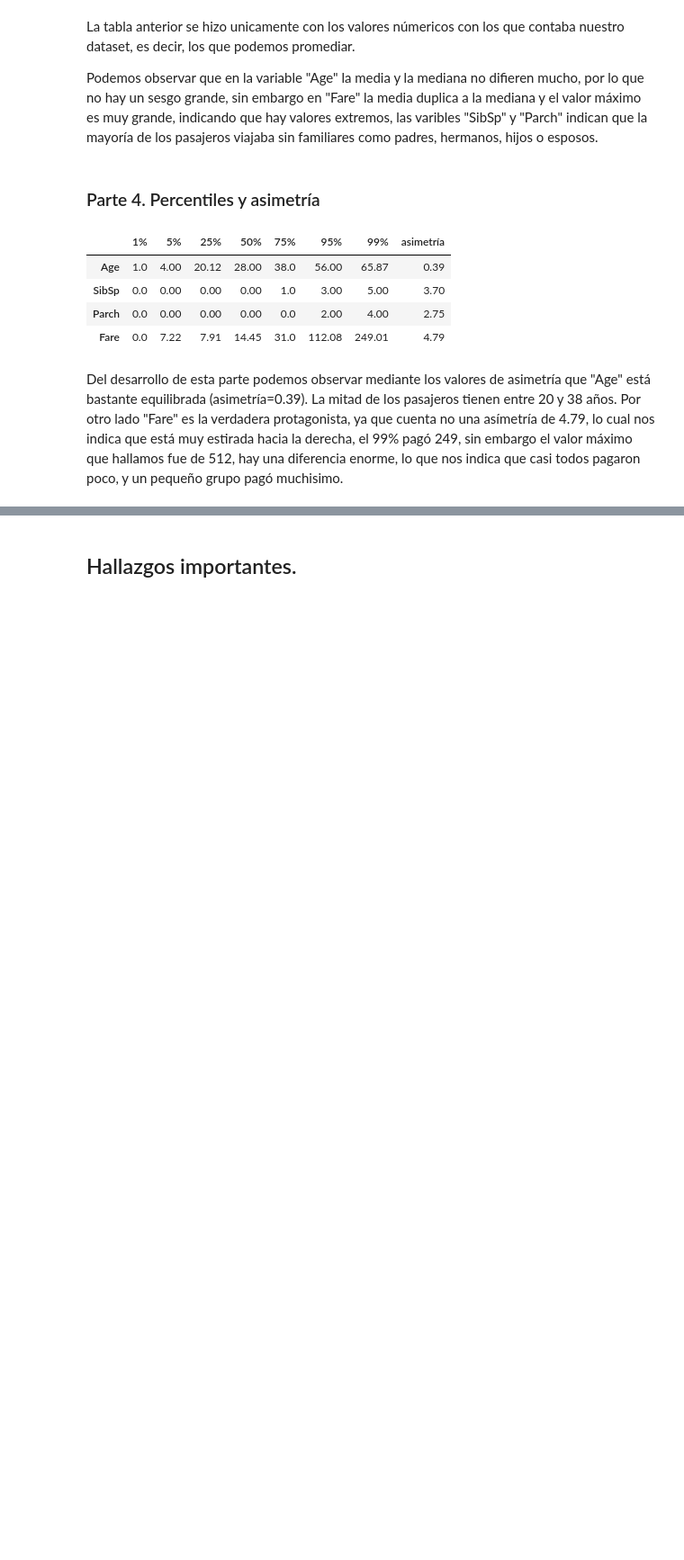
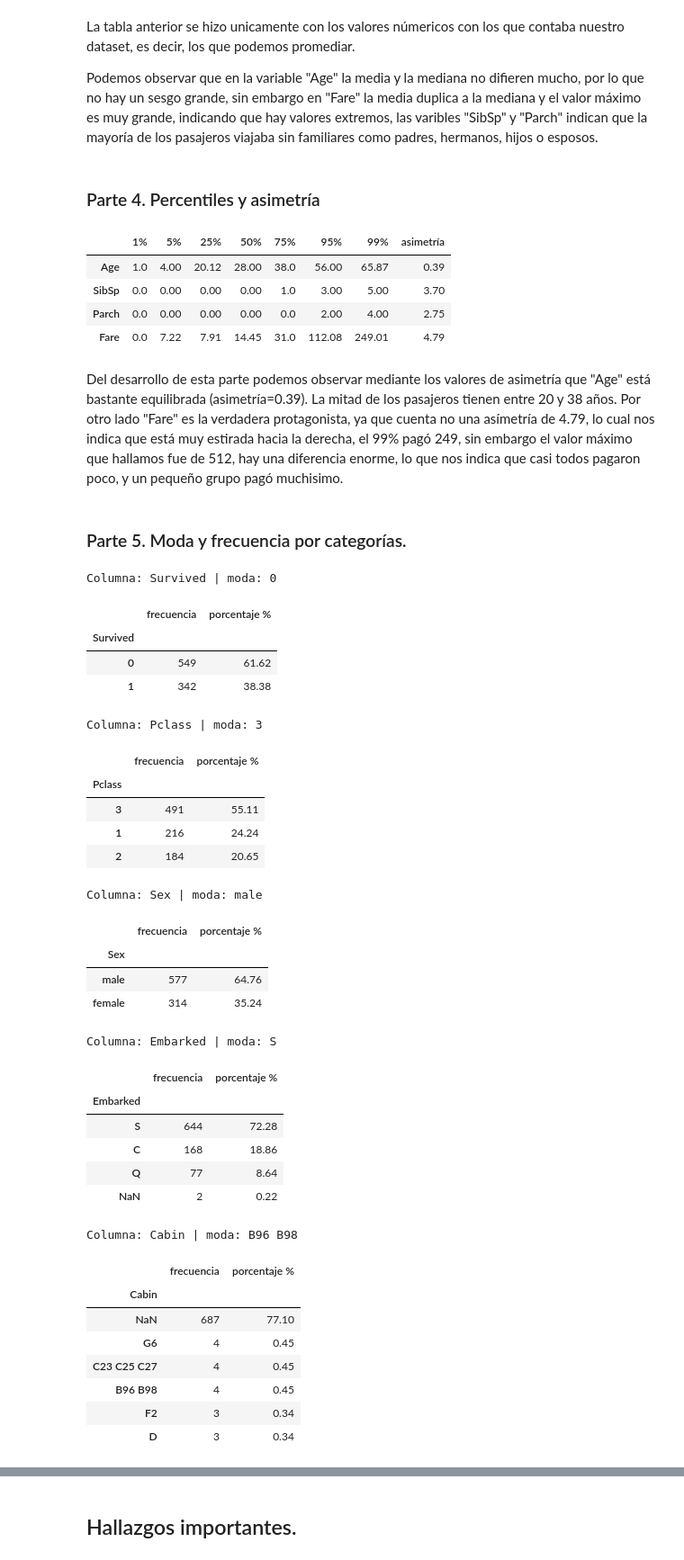
Before and after one commit to FabsRobles/Practica2-IA, a Jupyter notebook: notebook/Titanic_EDA.ipynb, the cells around one changed output, grey strips where cells are left out. Shown at 90% size. Drawn from its saved outputs; the diff is of its cells as text; code cells hidden in the pictures; blank space fills up the shorter version.

```diff
--- a/notebook/Titanic_EDA.ipynb
+++ b/notebook/Titanic_EDA.ipynb
@@ -211,3 +211,46 @@ p4.round(2)
 | Fare | 0.0 | 7.22 | 7.91 | 14.45 | 31.0 | 112.08 | 249.01 | 4.79 |
 # %% [markdown]
 Del desarrollo de esta parte podemos observar mediante los valores de asimetría que "Age" está bastante equilibrada (asimetría=0.39). La mitad de los pasajeros tienen entre 20 y 38 años. Por otro lado "Fare" es la verdadera protagonista, ya que cuenta no una asímetría de 4.79, lo cual nos indica que está muy estirada hacia la derecha, el 99% pagó 249, sin embargo el valor máximo que hallamos fue de 512, hay una diferencia enorme, lo que nos indica que casi todos pagaron poco, y un pequeño grupo pagó muchisimo.
+# %% [markdown]
+### Parte 5. Moda y frecuencia por categorías.
+# %%
+for col in col_cat:
+    frec = df[col].value_counts(dropna=False)
+    pct = (df[col].value_counts(normalize=True, dropna=False) * 100).round(2)
+    tabla = pd.DataFrame({"frecuencia": frec, "porcentaje %": pct})
+    print("Columna:", col, "| moda:", df[col].mode()[0])
+    display(tabla.head(6))
+    print()
+# %% [output]
+Columna: Survived | moda: 0
+|  | frecuencia | porcentaje % |
+| Survived |  |  |
+| 0 | 549 | 61.62 |
+| 1 | 342 | 38.38 |
+Columna: Pclass | moda: 3
+|  | frecuencia | porcentaje % |
+| Pclass |  |  |
+| 3 | 491 | 55.11 |
+| 1 | 216 | 24.24 |
+| 2 | 184 | 20.65 |
+Columna: Sex | moda: male
+|  | frecuencia | porcentaje % |
+| Sex |  |  |
+| male | 577 | 64.76 |
+| female | 314 | 35.24 |
+Columna: Embarked | moda: S
+|  | frecuencia | porcentaje % |
+| Embarked |  |  |
+| S | 644 | 72.28 |
+| C | 168 | 18.86 |
+| Q | 77 | 8.64 |
+| NaN | 2 | 0.22 |
+Columna: Cabin | moda: B96 B98
+|  | frecuencia | porcentaje % |
+| Cabin |  |  |
+| NaN | 687 | 77.10 |
+| G6 | 4 | 0.45 |
+| C23 C25 C27 | 4 | 0.45 |
+| B96 B98 | 4 | 0.45 |
+| F2 | 3 | 0.34 |
+| D | 3 | 0.34 |
```
Also changed, not shown: parts of 4 cells of this notebook.
